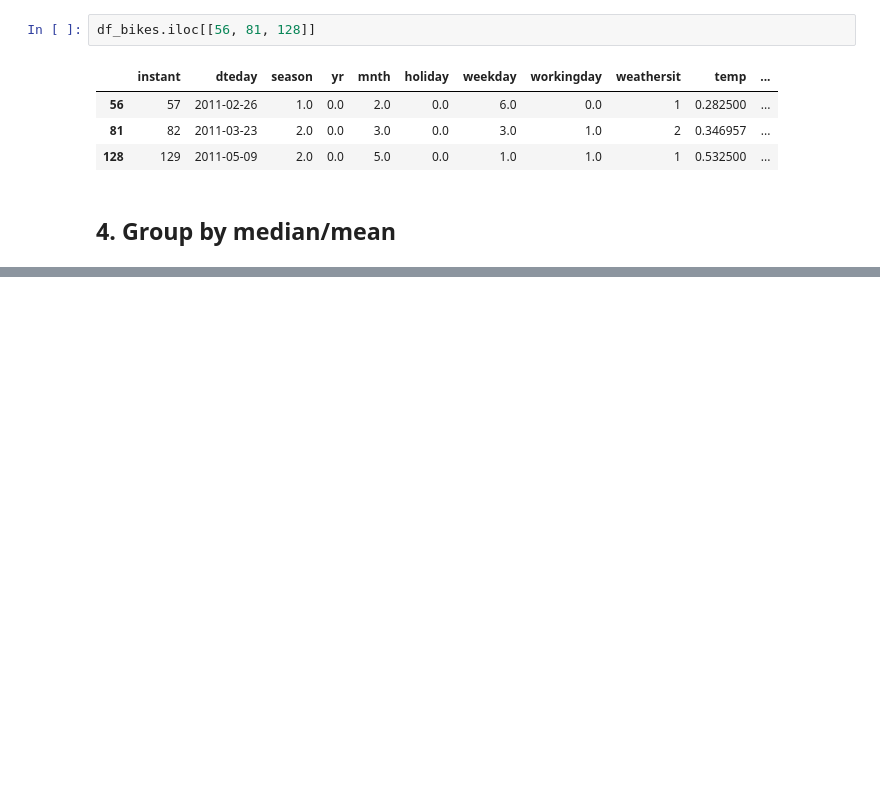
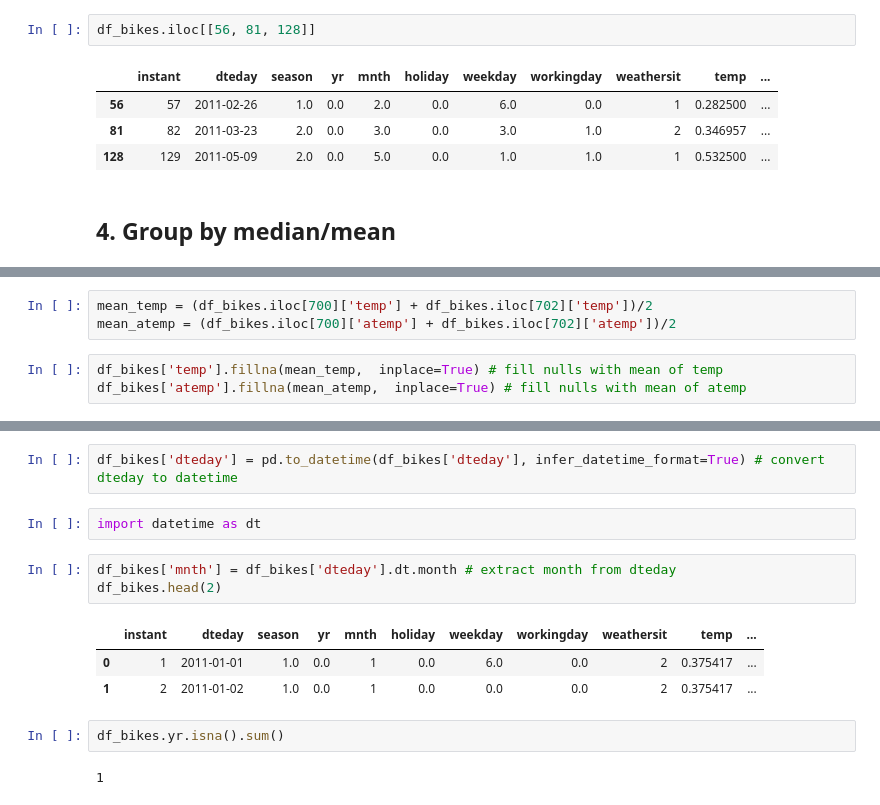
Before and after one commit to joelorellana/XGBOOST, a Jupyter notebook: CH1/CH1_Machine_Learning_Landscape.ipynb, the cells around one changed output, grey strips where cells are left out. Saved outputs shown, nothing was run; the diff lists cells and outputs as text; blank space fills up the shorter version.

```diff
--- a/CH1/CH1_Machine_Learning_Landscape.ipynb
+++ b/CH1/CH1_Machine_Learning_Landscape.ipynb
@@ -111,0 +196,6 @@ df_bikes.iloc[[56, 81, 128]]
+# %%
+mean_temp = (df_bikes.iloc[700]['temp'] + df_bikes.iloc[702]['temp'])/2
+mean_atemp = (df_bikes.iloc[700]['atemp'] + df_bikes.iloc[702]['atemp'])/2
+# %%
+df_bikes['temp'].fillna(mean_temp,  inplace=True) # fill nulls with mean of temp
+df_bikes['atemp'].fillna(mean_atemp,  inplace=True) # fill nulls with mean of atemp
@@ -111,0 +222,15 @@ df_bikes.iloc[[56, 81, 128]]
+# %%
+df_bikes['dteday'] = pd.to_datetime(df_bikes['dteday'], infer_datetime_format=True) # convert dteday to datetime
+# %%
+import datetime as dt
+# %%
+df_bikes['mnth'] = df_bikes['dteday'].dt.month # extract month from dteday
+df_bikes.head(2)
+# %% [output]
+|  | instant | dteday | season | yr | mnth | holiday | weekday | workingday | weathersit | temp | ... |
+| 0 | 1 | 2011-01-01 | 1.0 | 0.0 | 1 | 0.0 | 6.0 | 0.0 | 2 | 0.375417 | ... |
+| 1 | 2 | 2011-01-02 | 1.0 | 0.0 | 1 | 0.0 | 0.0 | 0.0 | 2 | 0.375417 | ... |
+# %%
+df_bikes.yr.isna().sum()
+# %% [output]
+1
```
Also changed, not shown: parts of 64 cells of this notebook, 6 other files.
